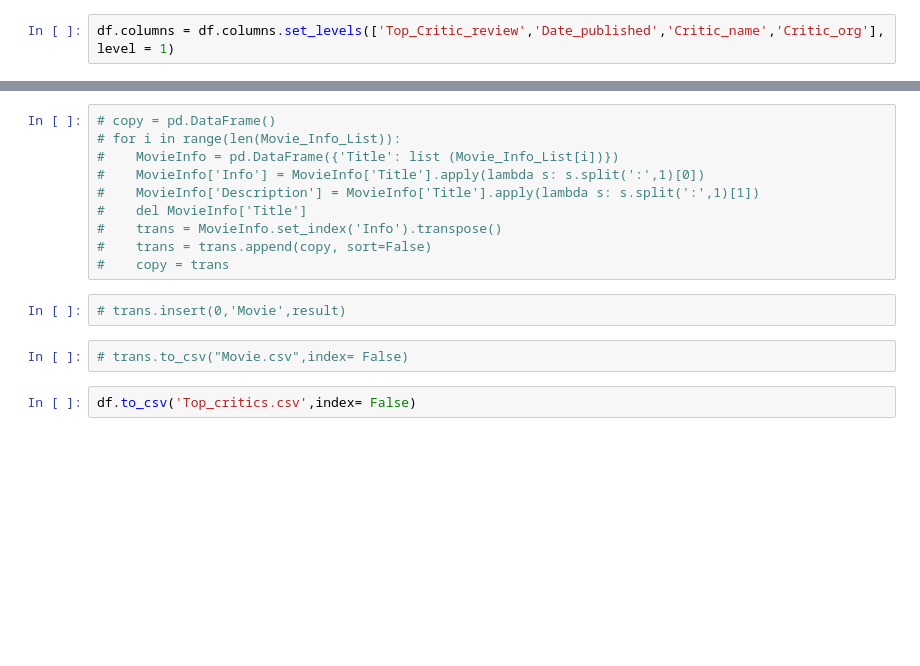
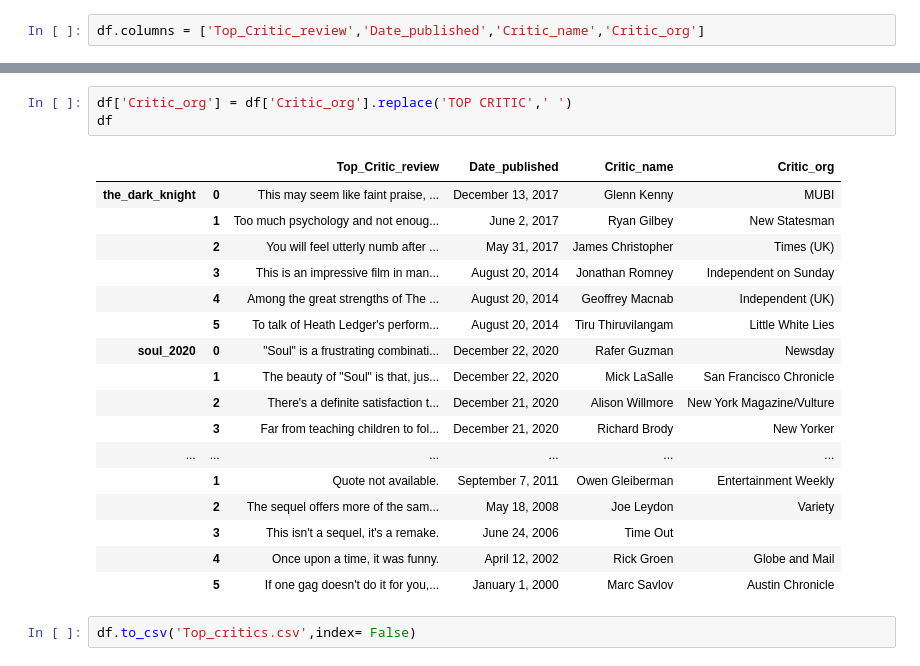
Before and after one commit to prithvikolla/Data_Science_Internship, a Jupyter notebook: Internship_TopCritics.ipynb, the cells around one changed output, grey strips where cells are left out. Cells and saved outputs as stored; diff of their text form; blank space fills up the shorter version.

```diff
--- a/Internship_TopCritics.ipynb
+++ b/Internship_TopCritics.ipynb
@@ -176,2 +215,2 @@ df
 # %%
-df.columns = df.columns.set_levels(['Top_Critic_review','Date_published','Critic_name','Critic_org'], level = 1)
+df.columns = ['Top_Critic_review','Date_published','Critic_name','Critic_org']
@@ -188,16 +217,23 @@ df.head()
-# %%
-# copy = pd.DataFrame()
-# for i in range(len(Movie_Info_List)):
-#    MovieInfo = pd.DataFrame({'Title': list (Movie_Info_List[i])})
-#    MovieInfo['Info'] = MovieInfo['Title'].apply(lambda s: s.split(':',1)[0])
-#    MovieInfo['Description'] = MovieInfo['Title'].apply(lambda s: s.split(':',1)[1])
-#    del MovieInfo['Title']
-#    trans = MovieInfo.set_index('Info').transpose()
-#    trans = trans.append(copy, sort=False)
-#    copy = trans
-# %%
-# trans.insert(0,'Movie',result)
-# %%
-# trans.to_csv("Movie.csv",index= False)
+# %%
+df['Critic_org'] = df['Critic_org'].replace('TOP CRITIC',' ')
+df
+# %% [output]
+|  |  | Top_Critic_review | Date_published | Critic_name | Critic_org |
+| the_dark_knight | 0 | This may seem like faint praise, ... | December 13, 2017 | Glenn Kenny | MUBI |
+|  | 1 | Too much psychology and not enoug... | June 2, 2017 | Ryan Gilbey | New Statesman |
+|  | 2 | You will feel utterly numb after ... | May 31, 2017 | James Christopher | Times (UK) |
+|  | 3 | This is an impressive film in man... | August 20, 2014 | Jonathan Romney | Independent on Sunday |
+|  | 4 | Among the great strengths of The ... | August 20, 2014 | Geoffrey Macnab | Independent (UK) |
+|  | 5 | To talk of Heath Ledger's perform... | August 20, 2014 | Tiru Thiruvilangam | Little White Lies |
+| soul_2020 | 0 | "Soul" is a frustrating combinati... | December 22, 2020 | Rafer Guzman | Newsday |
+|  | 1 | The beauty of "Soul" is that, jus... | December 22, 2020 | Mick LaSalle | San Francisco Chronicle |
+|  | 2 | There's a definite satisfaction t... | December 21, 2020 | Alison Willmore | New York Magazine/Vulture |
+|  | 3 | Far from teaching children to fol... | December 21, 2020 | Richard Brody | New Yorker |
+| ... | ... | ... | ... | ... | ... |
+|  | 1 | Quote not available. | September 7, 2011 | Owen Gleiberman | Entertainment Weekly |
+|  | 2 | The sequel offers more of the sam... | May 18, 2008 | Joe Leydon | Variety |
+|  | 3 | This isn't a sequel, it's a remake. | June 24, 2006 | Time Out |  |
+|  | 4 | Once upon a time, it was funny. | April 12, 2002 | Rick Groen | Globe and Mail |
+|  | 5 | If one gag doesn't do it for you,... | January 1, 2000 | Marc Savlov | Austin Chronicle |
 # %%
 df.to_csv('Top_critics.csv',index= False)
```
Also changed, not shown: parts of 15 cells of this notebook, 1 other file.
